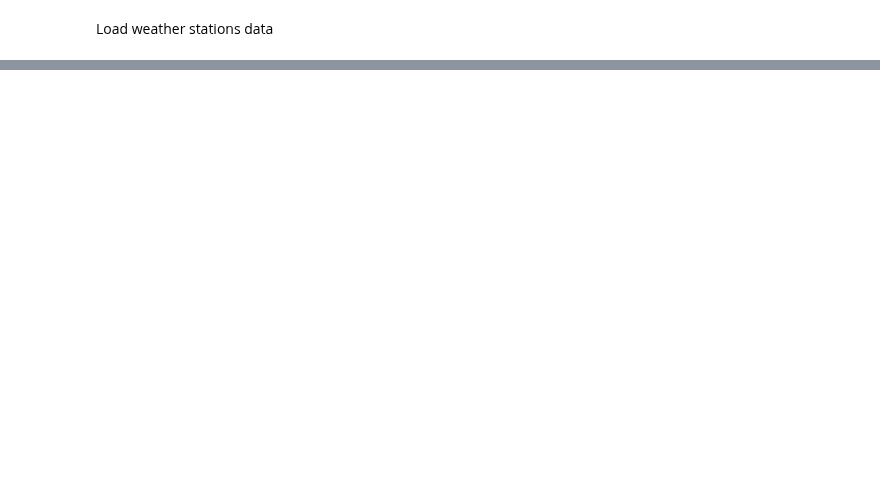
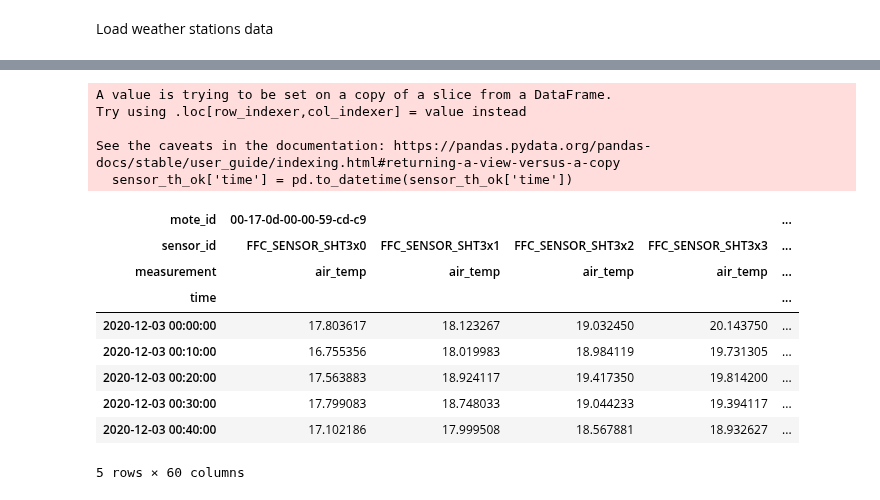
Before and after one commit to hernanlira/hl_frost, a Jupyter notebook: 01_datamanip_ws.ipynb, the cells around one changed output, grey strips where cells are left out. Cells and saved outputs as stored; diff of their text form; code cells hidden in the pictures; blank space fills up the shorter version.

```diff
--- a/01_datamanip_ws.ipynb
+++ b/01_datamanip_ws.ipynb
@@ -17,0 +24,28 @@ data_ws['time'] = pd.to_datetime(data_ws['time'])
+# %%
+data_sensor = pd.read_csv('../pruebas_datos/2020-12-03.csv')
+sensor_th = data_sensor[data_sensor.measurement == 'air_temp'].append(data_sensor[data_sensor.measurement == 'air_hum'])
+sensor_th_ok = sensor_th[sensor_th.sensor_status == 'FFC_SENSOR_OK']
+#Pivot
+sensor_th_ok['time'] = pd.to_datetime(sensor_th_ok['time'])
+data_pivot = sensor_th_ok.pivot(index='time', columns=['mote_id', 'sensor_id', 'measurement'], values='sensor_value')
+# Sampling to 10 minutes
+data_pivot_resample = data_pivot.resample('10T').mean()
+# %% [output]
+A value is trying to be set on a copy of a slice from a DataFrame.
+Try using .loc[row_indexer,col_indexer] = value instead
+
+See the caveats in the documentation: https://pandas.pydata.org/pandas-docs/stable/user_guide/indexing.html#returning-a-view-versus-a-copy
+  sensor_th_ok['time'] = pd.to_datetime(sensor_th_ok['time'])
+# %%
+data_pivot_resample.head()
+# %% [output]
+| mote_id | 00-17-0d-00-00-59-cd-c9 |  |  |  | ... |
+| sensor_id | FFC_SENSOR_SHT3x0 | FFC_SENSOR_SHT3x1 | FFC_SENSOR_SHT3x2 | FFC_SENSOR_SHT3x3 | ... |
+| measurement | air_temp | air_temp | air_temp | air_temp | ... |
+| time |  |  |  |  | ... |
+| 2020-12-03 00:00:00 | 17.803617 | 18.123267 | 19.032450 | 20.143750 | ... |
+| 2020-12-03 00:10:00 | 16.755356 | 18.019983 | 18.984119 | 19.731305 | ... |
+| 2020-12-03 00:20:00 | 17.563883 | 18.924117 | 19.417350 | 19.814200 | ... |
+| 2020-12-03 00:30:00 | 17.799083 | 18.748033 | 19.044233 | 19.394117 | ... |
+| 2020-12-03 00:40:00 | 17.102186 | 17.999508 | 18.567881 | 18.932627 | ... |
+5 rows × 60 columns
```
Also changed, not shown: parts of 10 cells of this notebook, 1 other file.
